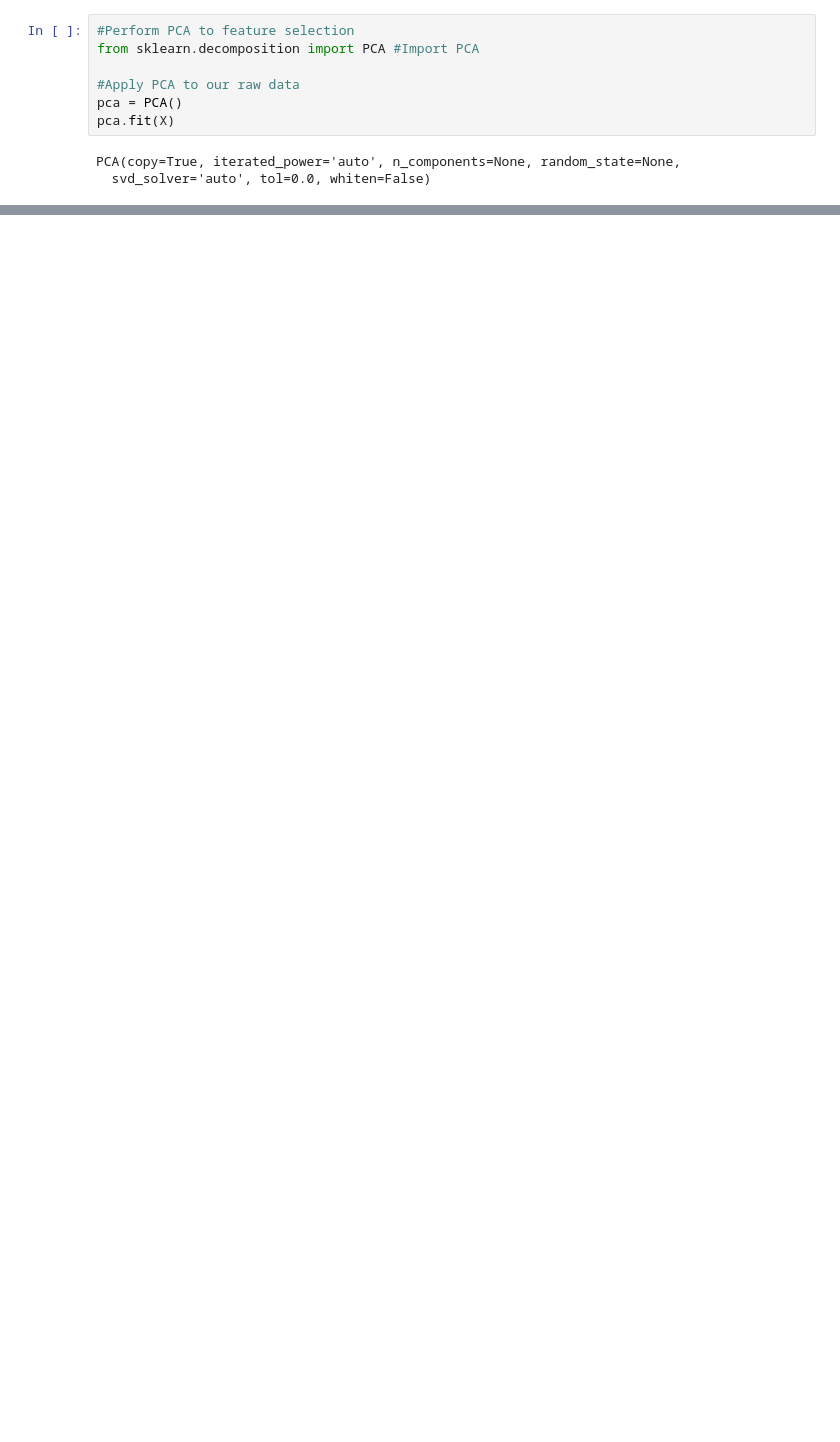
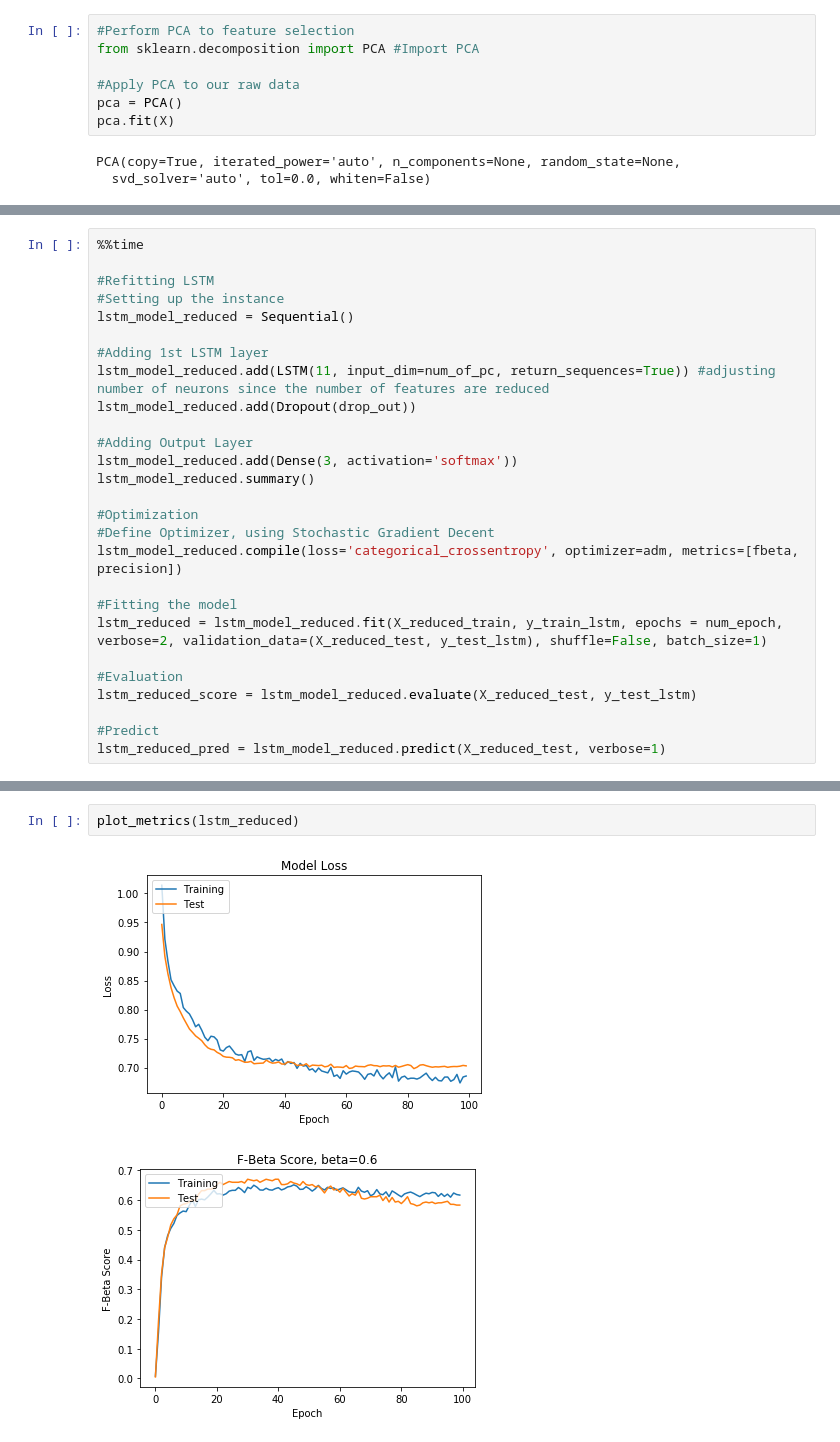
Before and after one commit to yychik/ML-Capstone, a Jupyter notebook: financial_time_series_prediction.ipynb, the cells around one changed output, grey strips where cells are left out. Cells and saved outputs as stored; diff of their text form; blank space fills up the shorter version.

```diff
--- a/financial_time_series_prediction.ipynb
+++ b/financial_time_series_prediction.ipynb
@@ -636,0 +667,27 @@ plt.show()
+# %%
+%%time
+
+#Refitting LSTM
+#Setting up the instance
+lstm_model_reduced = Sequential()
+
+#Adding 1st LSTM layer
+lstm_model_reduced.add(LSTM(11, input_dim=num_of_pc, return_sequences=True)) #adjusting number of neurons since the number of features are reduced
+lstm_model_reduced.add(Dropout(drop_out))
+
+#Adding Output Layer
+lstm_model_reduced.add(Dense(3, activation='softmax'))
+lstm_model_reduced.summary()
+
+#Optimization
+#Define Optimizer, using Stochastic Gradient Decent
+lstm_model_reduced.compile(loss='categorical_crossentropy', optimizer=adm, metrics=[fbeta, precision])
+
+#Fitting the model
+lstm_reduced = lstm_model_reduced.fit(X_reduced_train, y_train_lstm, epochs = num_epoch, verbose=2, validation_data=(X_reduced_test, y_test_lstm), shuffle=False, batch_size=1)
+
+#Evaluation
+lstm_reduced_score = lstm_model_reduced.evaluate(X_reduced_test, y_test_lstm)
+
+#Predict
+lstm_reduced_pred = lstm_model_reduced.predict(X_reduced_test, verbose=1)
@@ -636,0 +712,5 @@ plt.show()
+# %%
+plot_metrics(lstm_reduced)
+# %% [output]
+[figure, added]
+[figure, added]
```
Also changed, not shown: parts of 25 cells of this notebook.
